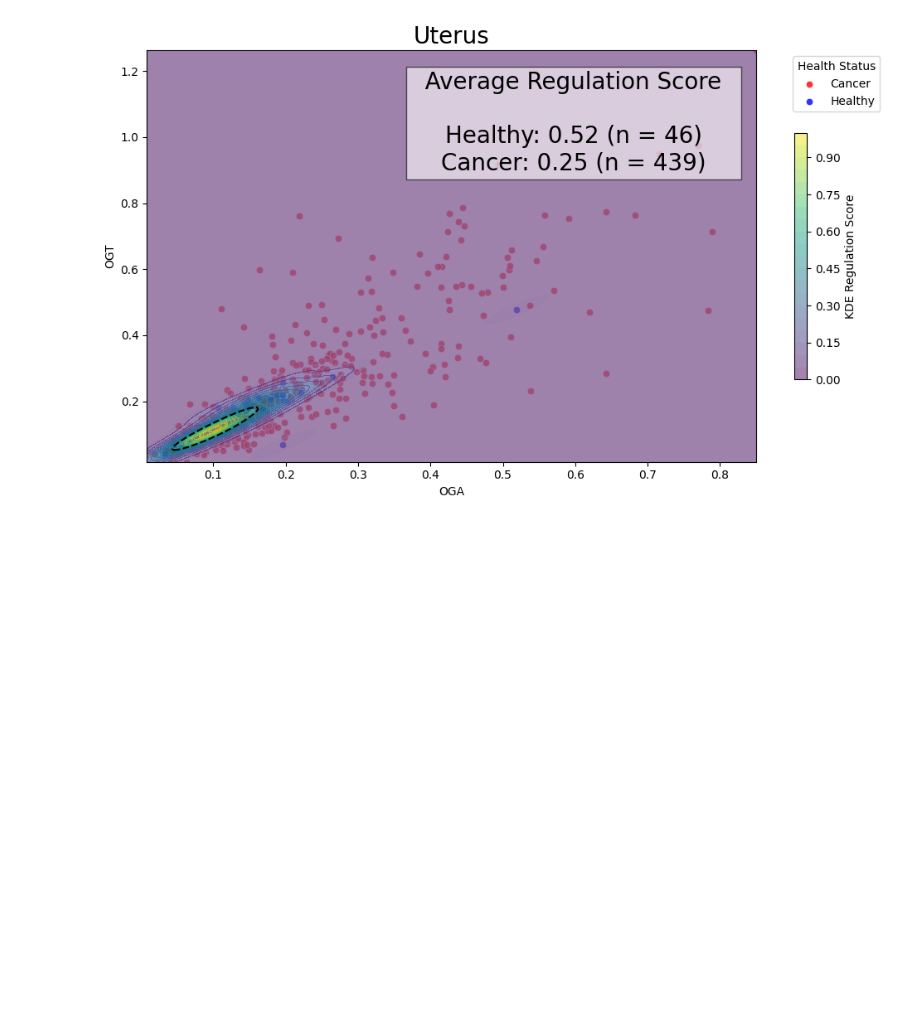
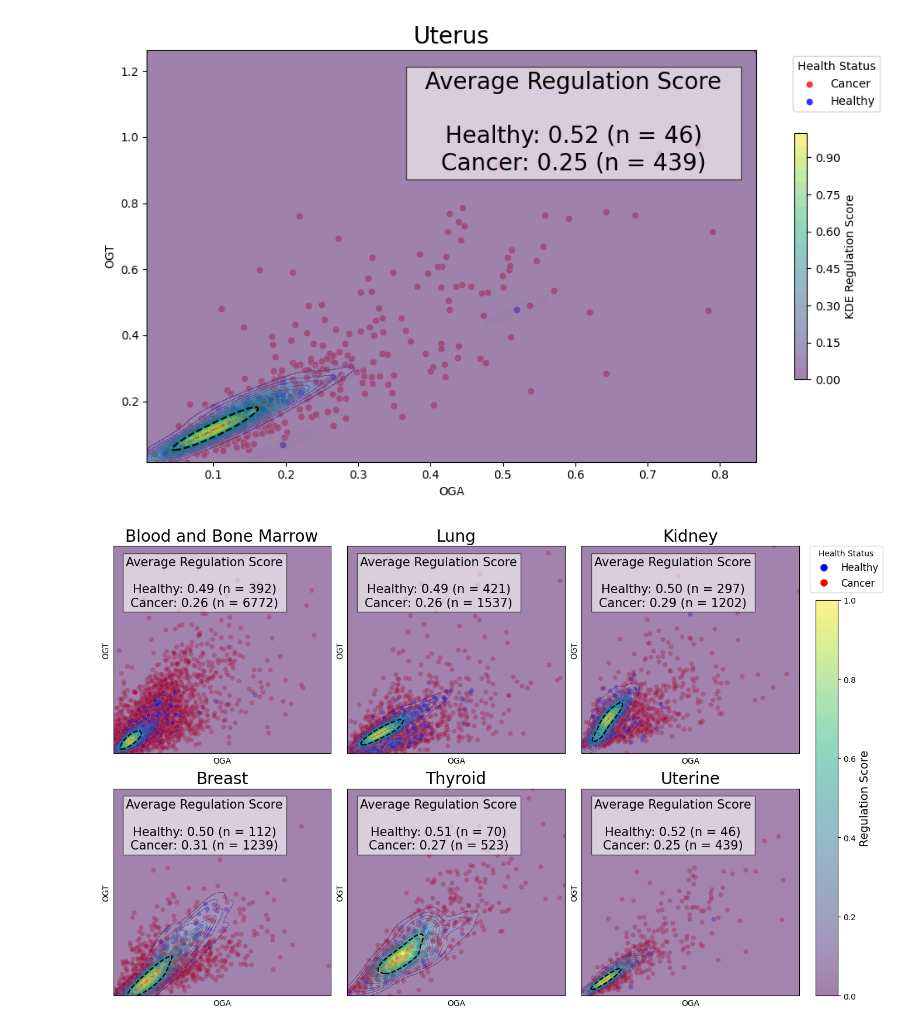
Before and after one commit to wonder-ai/O-GlcNAcylation_Project, a Jupyter notebook: 2_KDE_generation.ipynb, the cells around one changed output. Saved outputs shown, nothing was run; the diff lists cells and outputs as text; code cells hidden in the pictures; blank space fills up the shorter version.

```diff
--- a/2_KDE_generation.ipynb
+++ b/2_KDE_generation.ipynb
@@ -1208 +1403,8 @@ updated_clinical_manifest_duo_utr = plot_ogt_vs_oga_with_heatmap(clinical_manife
+# %%
+# Nice plotting (combined individual heat plots)
+# FIGURE 1
+plot_ogt_vs_oga_with_heatmap_grid_compact(clinical_manifests_combined, group_columns, titles, thresholds=thresholds,
+                                          lvls_list=lvls_list, see_through=0.3, zoom_limits=zoom_limits)
+# %% [output]
+[figure, added]
 # %%
```
Also changed, not shown: parts of 11 cells of this notebook.
